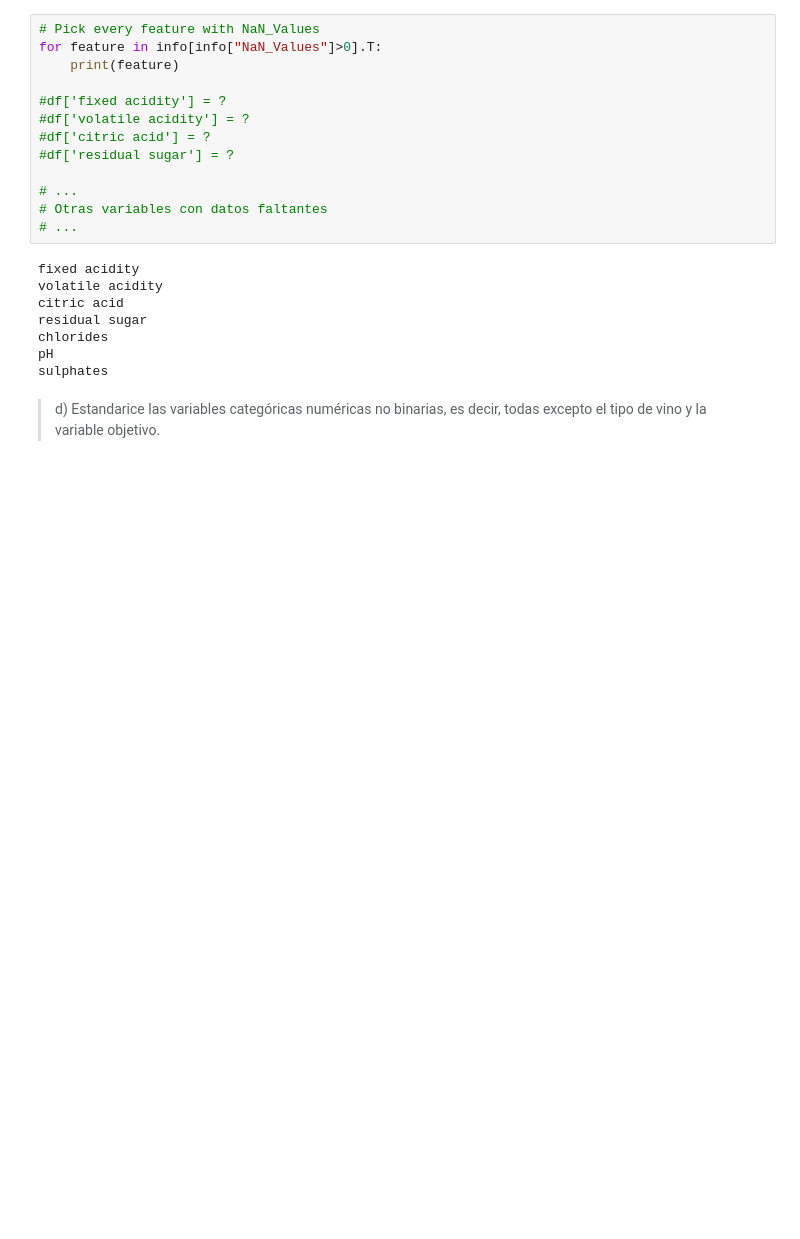
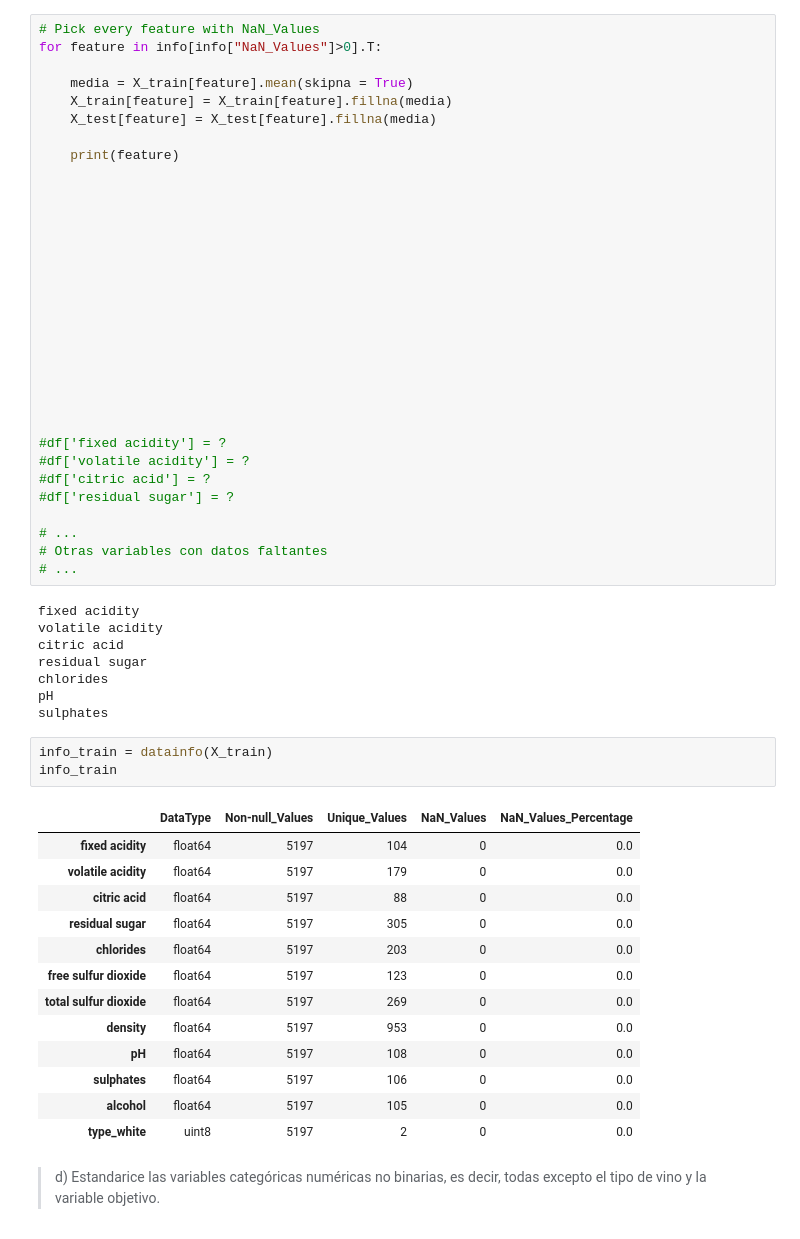
Before and after one commit to Diego-Astaburuaga/Tarea-2-IML, a Jupyter notebook: Enunciado_Tarea_2_Pregunta_1.ipynb, the cells around one changed output. Cells and saved outputs as stored; diff of their text form; blank space fills up the shorter version.

```diff
--- a/Enunciado_Tarea_2_Pregunta_1.ipynb
+++ b/Enunciado_Tarea_2_Pregunta_1.ipynb
@@ -293,7 +293,26 @@ Idea para el código de abajo: Para cada feature con NaN_Values, escribir el df
 # %%
 # Pick every feature with NaN_Values
 for feature in info[info["NaN_Values"]>0].T:
+
+    media = X_train[feature].mean(skipna = True)
+    X_train[feature] = X_train[feature].fillna(media)
+    X_test[feature] = X_test[feature].fillna(media)
+
     print(feature)
+
+
+
+
+
+
+
+
+
+
+
+
+
+
 
 #df['fixed acidity'] = ?
 #df['volatile acidity'] = ?
@@ -311,6 +330,23 @@ residual sugar
 chlorides
 pH
 sulphates
+# %%
+info_train = datainfo(X_train)
+info_train
+# %% [output]
+|  | DataType | Non-null_Values | Unique_Values | NaN_Values | NaN_Values_Percentage |
+| fixed acidity | float64 | 5197 | 104 | 0 | 0.0 |
+| volatile acidity | float64 | 5197 | 179 | 0 | 0.0 |
+| citric acid | float64 | 5197 | 88 | 0 | 0.0 |
+| residual sugar | float64 | 5197 | 305 | 0 | 0.0 |
+| chlorides | float64 | 5197 | 203 | 0 | 0.0 |
+| free sulfur dioxide | float64 | 5197 | 123 | 0 | 0.0 |
+| total sulfur dioxide | float64 | 5197 | 269 | 0 | 0.0 |
+| density | float64 | 5197 | 953 | 0 | 0.0 |
+| pH | float64 | 5197 | 108 | 0 | 0.0 |
+| sulphates | float64 | 5197 | 106 | 0 | 0.0 |
+| alcohol | float64 | 5197 | 105 | 0 | 0.0 |
+| type_white | uint8 | 5197 | 2 | 0 | 0.0 |
 # %% [markdown]
 > d) Estandarice las variables categóricas numéricas no binarias, es decir, todas excepto el tipo de vino y la variable objetivo.
 # %%
```
Also changed, not shown: parts of 1 cell of this notebook.
